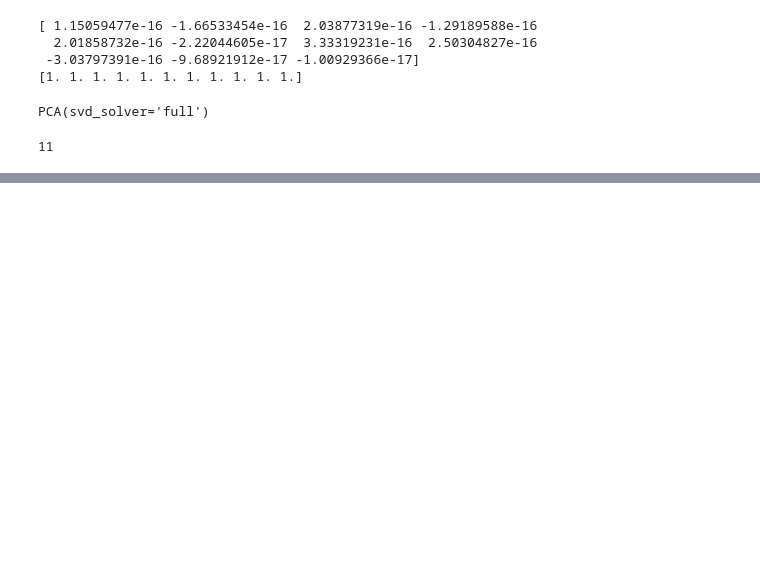
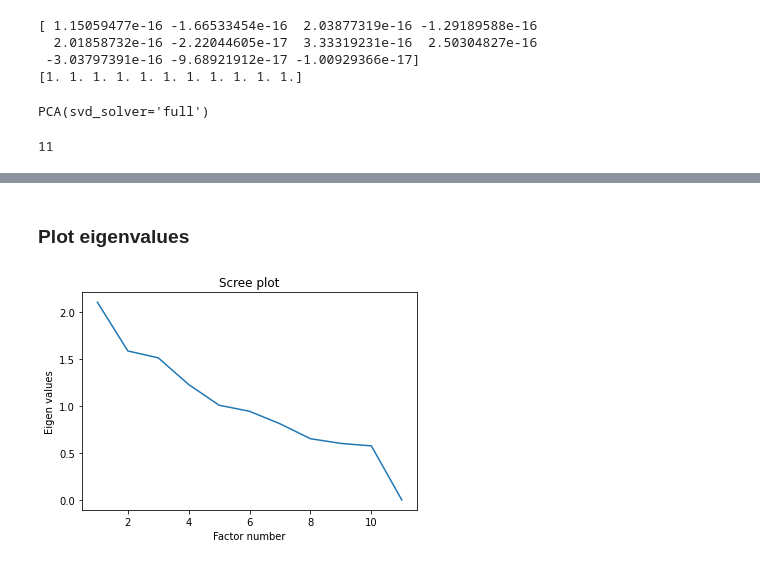
Before and after one commit to dussault-antoine/DataDrivenDesign, a Jupyter notebook: td_1.ipynb, the cells around one changed output, grey strips where cells are left out. Cells and saved outputs as stored; diff of their text form; code cells hidden in the pictures; blank space fills up the shorter version.

```diff
--- a/td_1.ipynb
+++ b/td_1.ipynb
@@ -46,3 +47,6 @@ Index(['Speedometer Dial position', 'Display lay-out',
        'Arrangement space perception', 'Comfort', 'Simplicity',
        'Sportive lay-out', 'Masculinity', 'Quality', 'Novelty', 'Harmony'],
       dtype='object')
+# %%
+X = X.groupby(X.index).mean()
+print(X)
@@ -48,0 +71,4 @@ Index(['Speedometer Dial position', 'Display lay-out',
+# %%
+p=X.shape[1]
+n = X.shape[0]
+print(n,p)
@@ -103,0 +140,11 @@ print(acp.explained_variance_)
+# %% [markdown]
+### Plot eigenvalues
+# %%
+eigenvalues = (n-1)/n*acp.explained_variance_
+plt.plot(np.arange(1,p+1),eigenvalues)
+plt.title("Scree plot")
+plt.ylabel("Eigen values")
+plt.xlabel("Factor number")
+plt.show()
+# %% [output]
+[figure, added]
```
Also changed, not shown: parts of 38 cells of this notebook, 7 other files.
